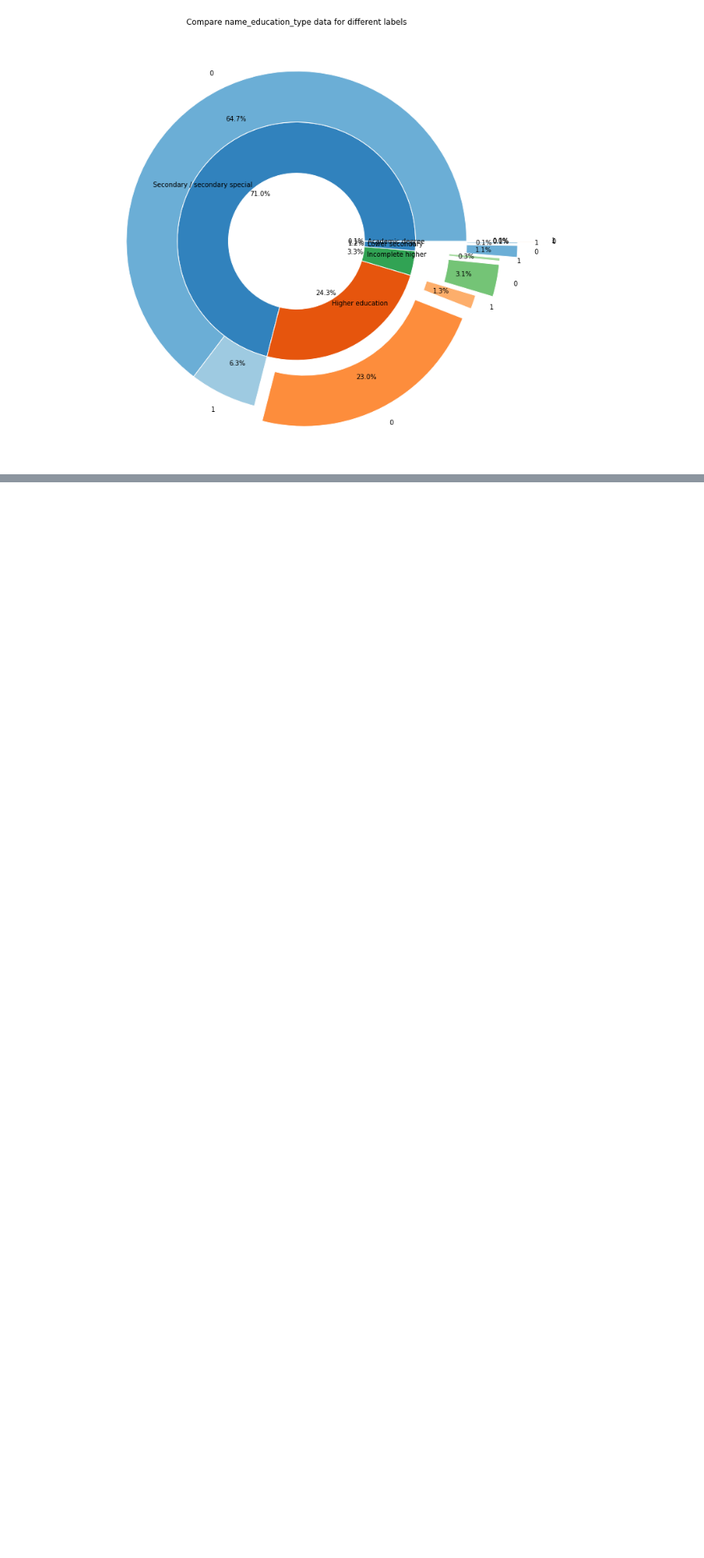
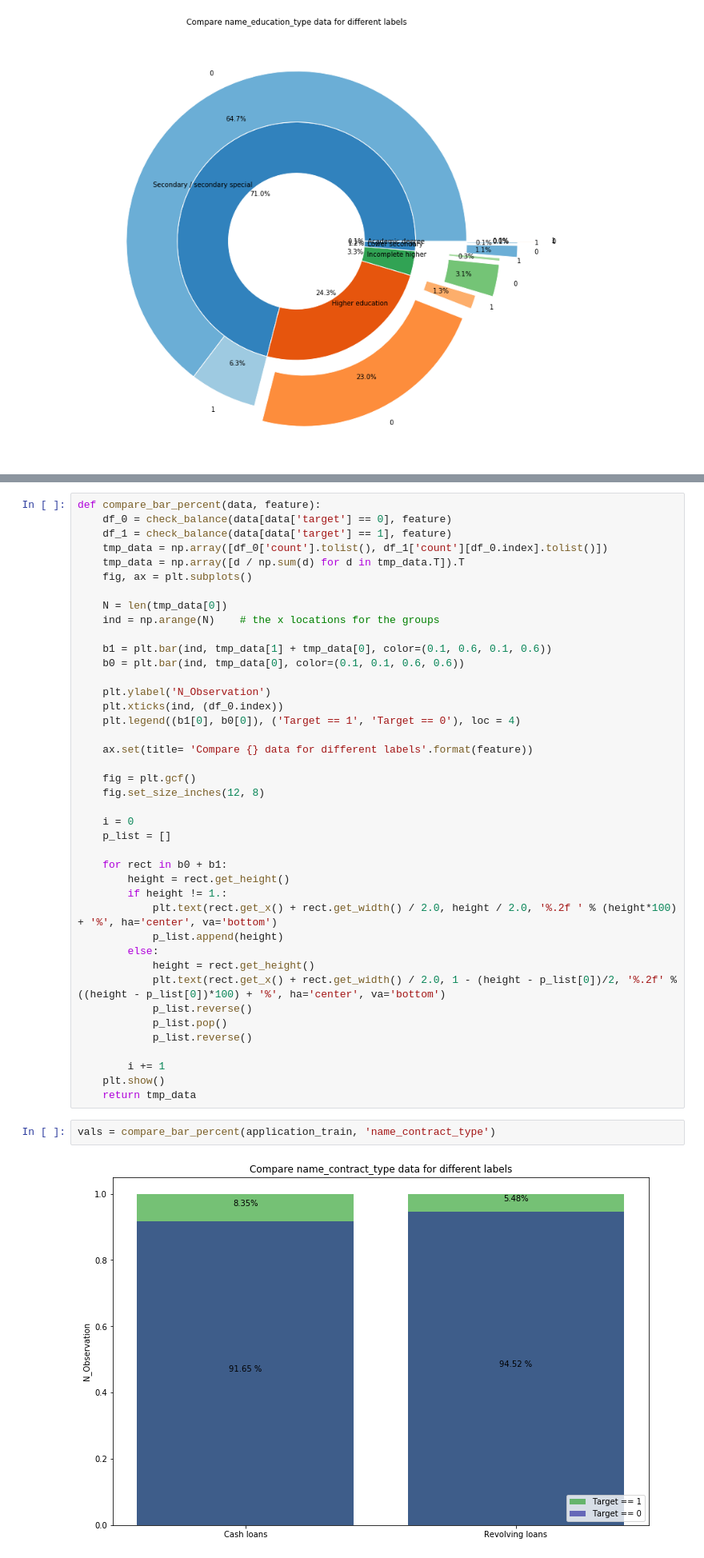
Before and after one commit to jerryzhu1/Home_Credit_Default_Risk, a Jupyter notebook: EDA.ipynb, the cells around one changed output, grey strips where cells are left out. Shown at 80% size. Cells and saved outputs as stored; diff of their text form; blank space fills up the shorter version.

```diff
--- a/EDA.ipynb
+++ b/EDA.ipynb
@@ -213,0 +227,45 @@ def compare_hist(data, feature):
+# %%
+def compare_bar_percent(data, feature):
+    df_0 = check_balance(data[data['target'] == 0], feature)
+    df_1 = check_balance(data[data['target'] == 1], feature)
+    tmp_data = np.array([df_0['count'].tolist(), df_1['count'][df_0.index].tolist()])
+    tmp_data = np.array([d / np.sum(d) for d in tmp_data.T]).T
+    fig, ax = plt.subplots()
+
+    N = len(tmp_data[0])
+    ind = np.arange(N)    # the x locations for the groups
+
+    b1 = plt.bar(ind, tmp_data[1] + tmp_data[0], color=(0.1, 0.6, 0.1, 0.6))
+    b0 = plt.bar(ind, tmp_data[0], color=(0.1, 0.1, 0.6, 0.6))
+
+    plt.ylabel('N_Observation')
+    plt.xticks(ind, (df_0.index))
+    plt.legend((b1[0], b0[0]), ('Target == 1', 'Target == 0'), loc = 4)
+
+    ax.set(title= 'Compare {} data for different labels'.format(feature))
+
+    fig = plt.gcf()
+    fig.set_size_inches(12, 8)
+
+    i = 0
+    p_list = []
+
+    for rect in b0 + b1:
+        height = rect.get_height()
+        if height != 1.:
+            plt.text(rect.get_x() + rect.get_width() / 2.0, height / 2.0, '%.2f ' % (height*100) + '%', ha='center', va='bottom')
+            p_list.append(height)
+        else:
+            height = rect.get_height()
+            plt.text(rect.get_x() + rect.get_width() / 2.0, 1 - (height - p_list[0])/2, '%.2f' % ((height - p_list[0])*100) + '%', ha='center', va='bottom')
+            p_list.reverse()
+            p_list.pop()
+            p_list.reverse()
+
+        i += 1
+    plt.show()
+    return tmp_data
+# %%
+vals = compare_bar_percent(application_train, 'name_contract_type')
+# %% [output]
+[figure, added]
```
Also changed, not shown: parts of 24 cells of this notebook.
